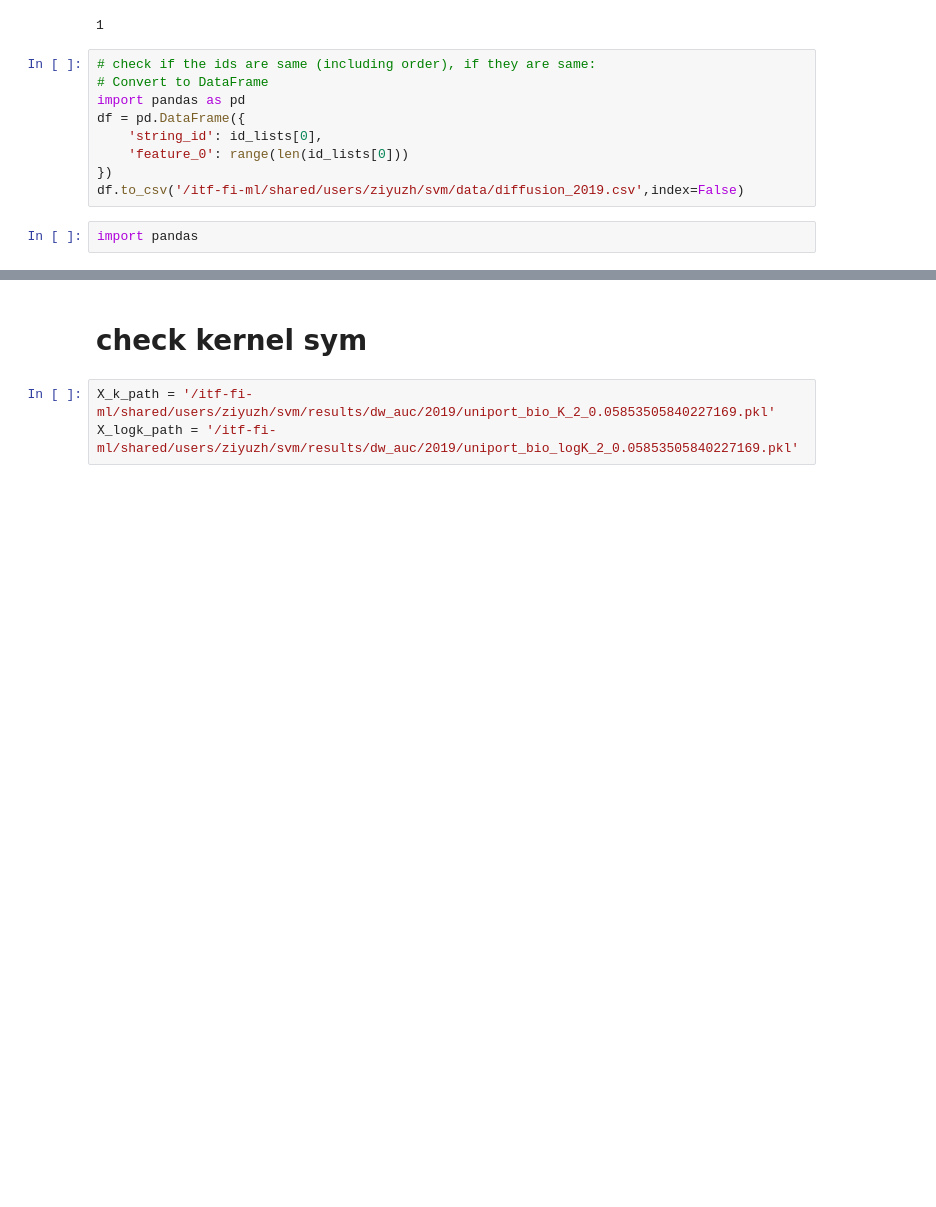
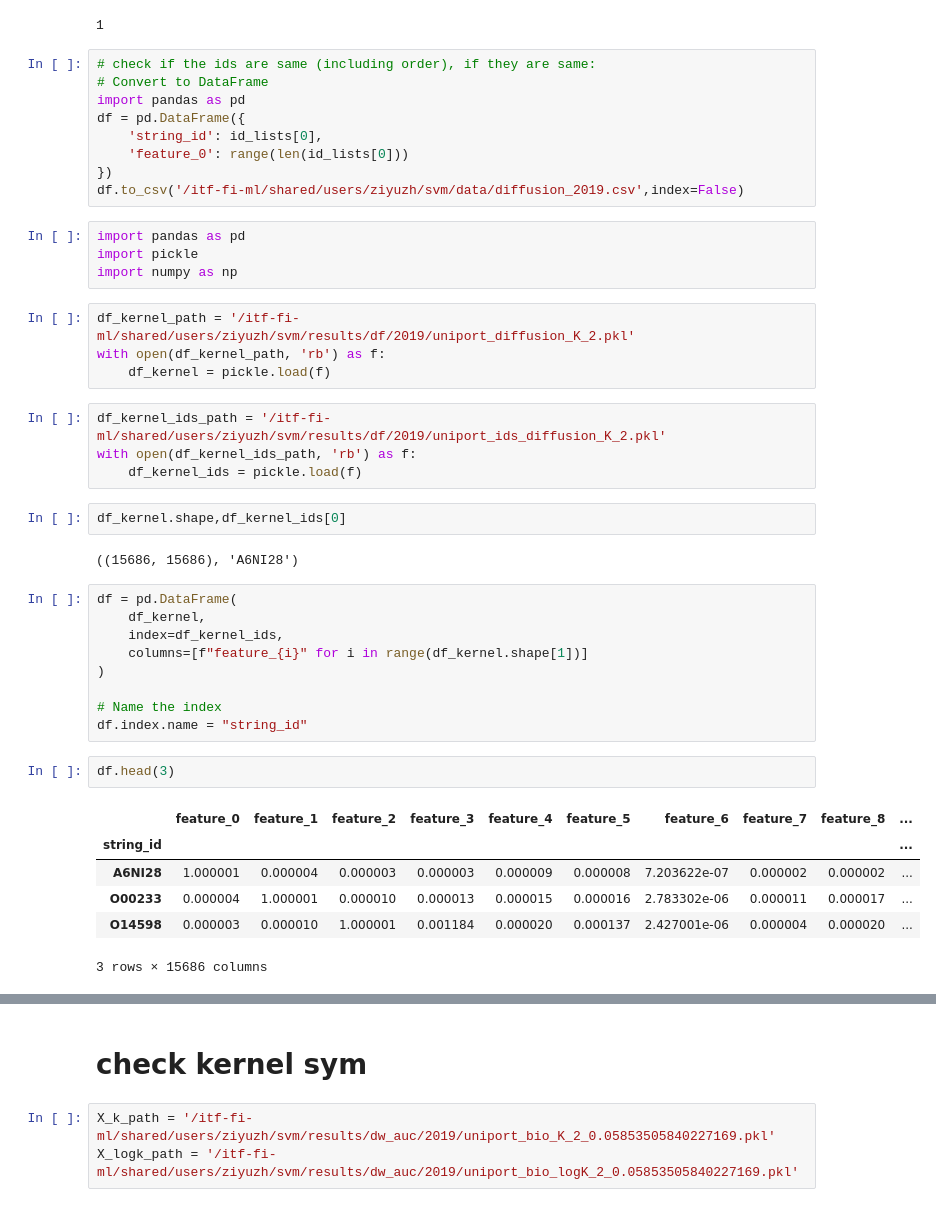
Before and after one commit to ZiyuZhang1/svm, a Jupyter notebook: src/difussion_kernel_later_merge.ipynb, the cells around one changed output, grey strips where cells are left out. Cells and saved outputs as stored; diff of their text form; blank space fills up the shorter version.

```diff
--- a/src/difussion_kernel_later_merge.ipynb
+++ b/src/difussion_kernel_later_merge.ipynb
@@ -502,4 +502,36 @@ df = pd.DataFrame({
 })
 df.to_csv('/itf-fi-ml/shared/users/ziyuzh/svm/data/diffusion_2019.csv',index=False)
 # %%
-import pandas
+import pandas as pd
+import pickle
+import numpy as np
+# %%
+df_kernel_path = '/itf-fi-ml/shared/users/ziyuzh/svm/results/df/2019/uniport_diffusion_K_2.pkl'
+with open(df_kernel_path, 'rb') as f:
+    df_kernel = pickle.load(f)
+# %%
+df_kernel_ids_path = '/itf-fi-ml/shared/users/ziyuzh/svm/results/df/2019/uniport_ids_diffusion_K_2.pkl'
+with open(df_kernel_ids_path, 'rb') as f:
+    df_kernel_ids = pickle.load(f)
+# %%
+df_kernel.shape,df_kernel_ids[0]
+# %% [output]
+((15686, 15686), 'A6NI28')
+# %%
+df = pd.DataFrame(
+    df_kernel,
+    index=df_kernel_ids,
+    columns=[f"feature_{i}" for i in range(df_kernel.shape[1])]
+)
+
+# Name the index
+df.index.name = "string_id"
+# %%
+df.head(3)
+# %% [output]
+|  | feature_0 | feature_1 | feature_2 | feature_3 | feature_4 | feature_5 | feature_6 | feature_7 | feature_8 | ... |
+| string_id |  |  |  |  |  |  |  |  |  | ... |
+| A6NI28 | 1.000001 | 0.000004 | 0.000003 | 0.000003 | 0.000009 | 0.000008 | 7.203622e-07 | 0.000002 | 0.000002 | ... |
+| O00233 | 0.000004 | 1.000001 | 0.000010 | 0.000013 | 0.000015 | 0.000016 | 2.783302e-06 | 0.000011 | 0.000017 | ... |
+| O14598 | 0.000003 | 0.000010 | 1.000001 | 0.001184 | 0.000020 | 0.000137 | 2.427001e-06 | 0.000004 | 0.000020 | ... |
+3 rows × 15686 columns
```
Also changed, not shown: parts of 2 cells of this notebook, 18 other files.
